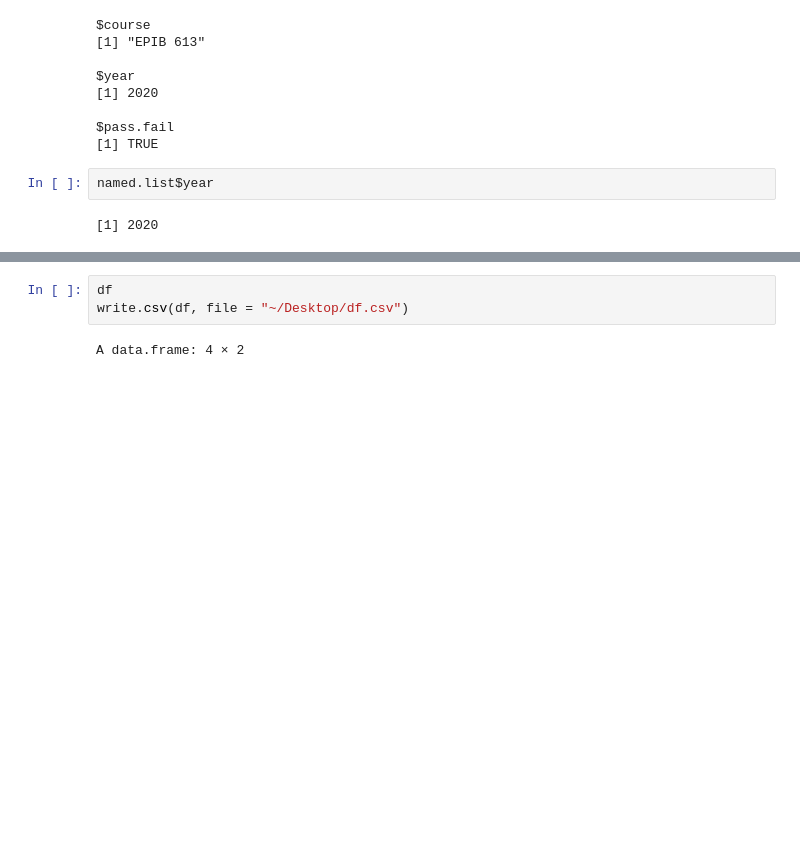
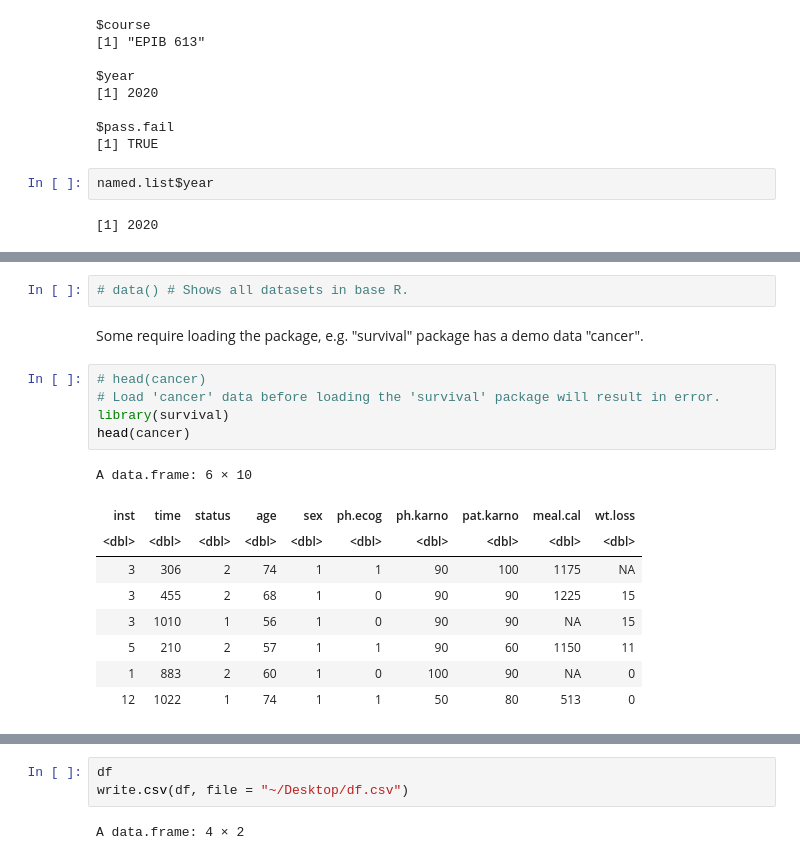
Before and after one commit to ly129/EPIB613_2020, a Jupyter notebook: Notes.ipynb, the cells around one changed output, grey strips where cells are left out. Cells and saved outputs as stored; diff of their text form; blank space fills up the shorter version.

```diff
--- a/Notes.ipynb
+++ b/Notes.ipynb
@@ -1238,0 +1254,19 @@ Similar to reading data:
+# %%
+# data() # Shows all datasets in base R.
+# %% [markdown]
+Some require loading the package, e.g. "survival" package has a demo data "cancer".
+# %%
+# head(cancer)
+# Load 'cancer' data before loading the 'survival' package will result in error.
+library(survival)
+head(cancer)
+# %% [output]
+A data.frame: 6 × 10
+| inst | time | status | age | sex | ph.ecog | ph.karno | pat.karno | meal.cal | wt.loss |
+| <dbl> | <dbl> | <dbl> | <dbl> | <dbl> | <dbl> | <dbl> | <dbl> | <dbl> | <dbl> |
+| 3 | 306 | 2 | 74 | 1 | 1 | 90 | 100 | 1175 | NA |
+| 3 | 455 | 2 | 68 | 1 | 0 | 90 | 90 | 1225 | 15 |
+| 3 | 1010 | 1 | 56 | 1 | 0 | 90 | 90 | NA | 15 |
+| 5 | 210 | 2 | 57 | 1 | 1 | 90 | 60 | 1150 | 11 |
+| 1 | 883 | 2 | 60 | 1 | 0 | 100 | 90 | NA | 0 |
+| 12 | 1022 | 1 | 74 | 1 | 1 | 50 | 80 | 513 | 0 |
```
Also changed, not shown: parts of 28 cells of this notebook, 3 other files.
